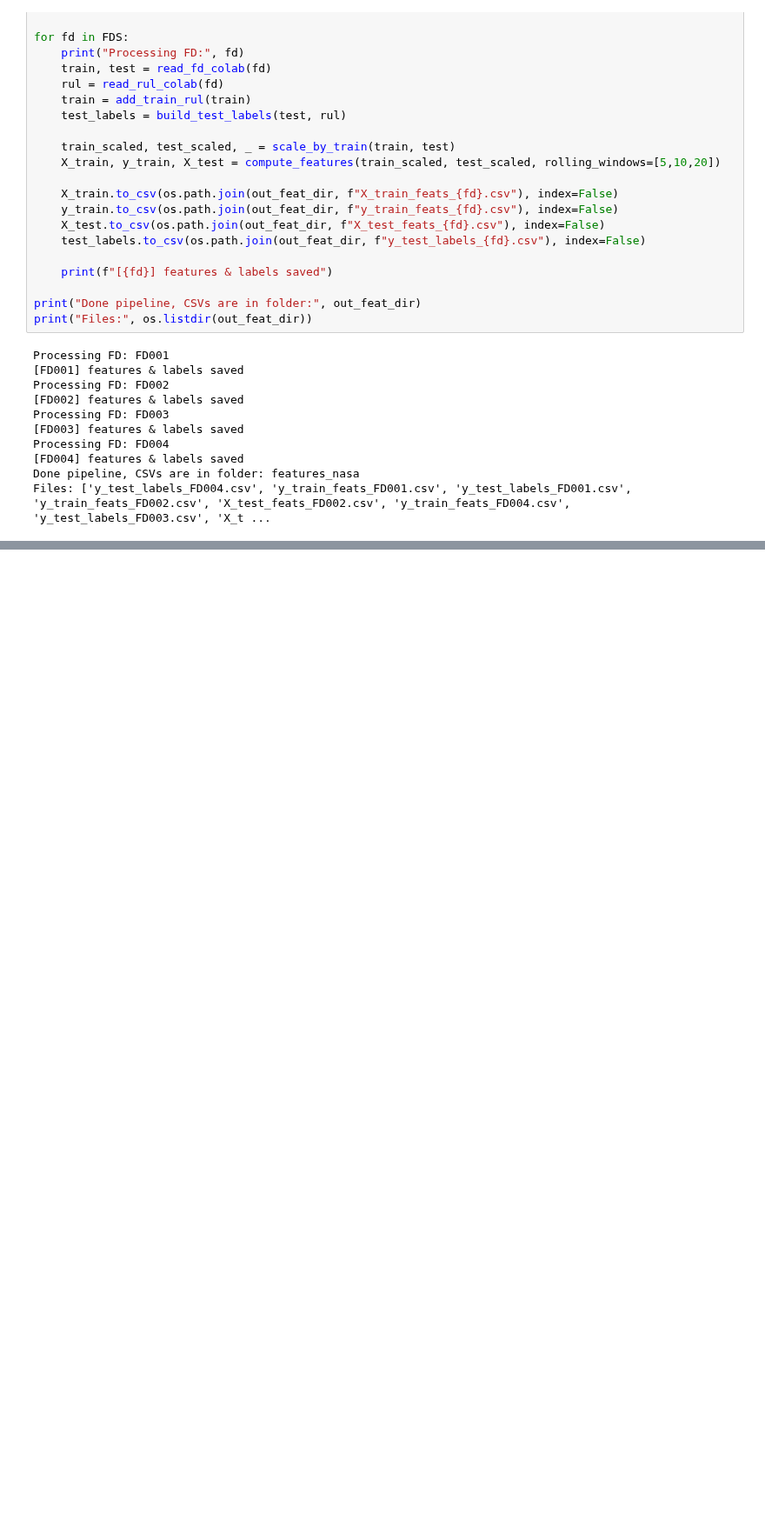
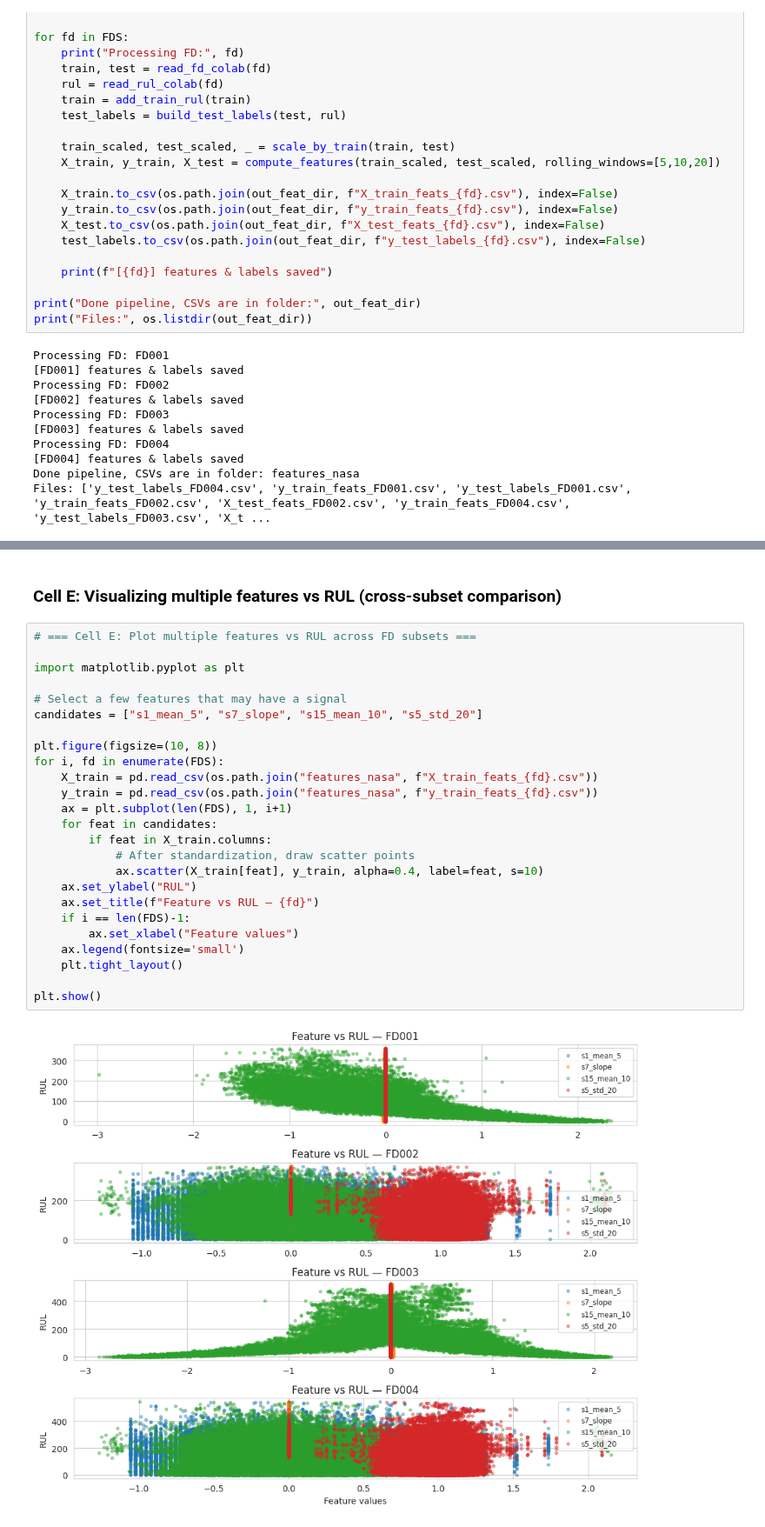
Before and after one commit to mosfet-sudo/ML-Project-G75, a Jupyter notebook: 90049_A2_G75_code.ipynb, the cells around one changed output, grey strips where cells are left out. Shown at 87% size. Drawn from its saved outputs; the diff is of its cells as text; blank space fills up the shorter version.

```diff
--- a/90049_A2_G75_code.ipynb
+++ b/90049_A2_G75_code.ipynb
@@ -1328,3 +1329,32 @@ min        0.000000
 max      361.000000
 [figure]
 [figure]
+# %% [markdown]
+### Cell E: Visualizing multiple features vs RUL (cross-subset comparison)
+# %%
+# === Cell E: Plot multiple features vs RUL across FD subsets ===
+
+import matplotlib.pyplot as plt
+
+# Select a few features that may have a signal
+candidates = ["s1_mean_5", "s7_slope", "s15_mean_10", "s5_std_20"]
+
+plt.figure(figsize=(10, 8))
+for i, fd in enumerate(FDS):
+    X_train = pd.read_csv(os.path.join("features_nasa", f"X_train_feats_{fd}.csv"))
+    y_train = pd.read_csv(os.path.join("features_nasa", f"y_train_feats_{fd}.csv"))
+    ax = plt.subplot(len(FDS), 1, i+1)
+    for feat in candidates:
+        if feat in X_train.columns:
+            # After standardization, draw scatter points
+            ax.scatter(X_train[feat], y_train, alpha=0.4, label=feat, s=10)
+    ax.set_ylabel("RUL")
+    ax.set_title(f"Feature vs RUL — {fd}")
+    if i == len(FDS)-1:
+        ax.set_xlabel("Feature values")
+    ax.legend(fontsize='small')
+    plt.tight_layout()
+
+plt.show()
+# %% [output]
+[figure, added]
```
Also changed, not shown: parts of 8 cells of this notebook.
